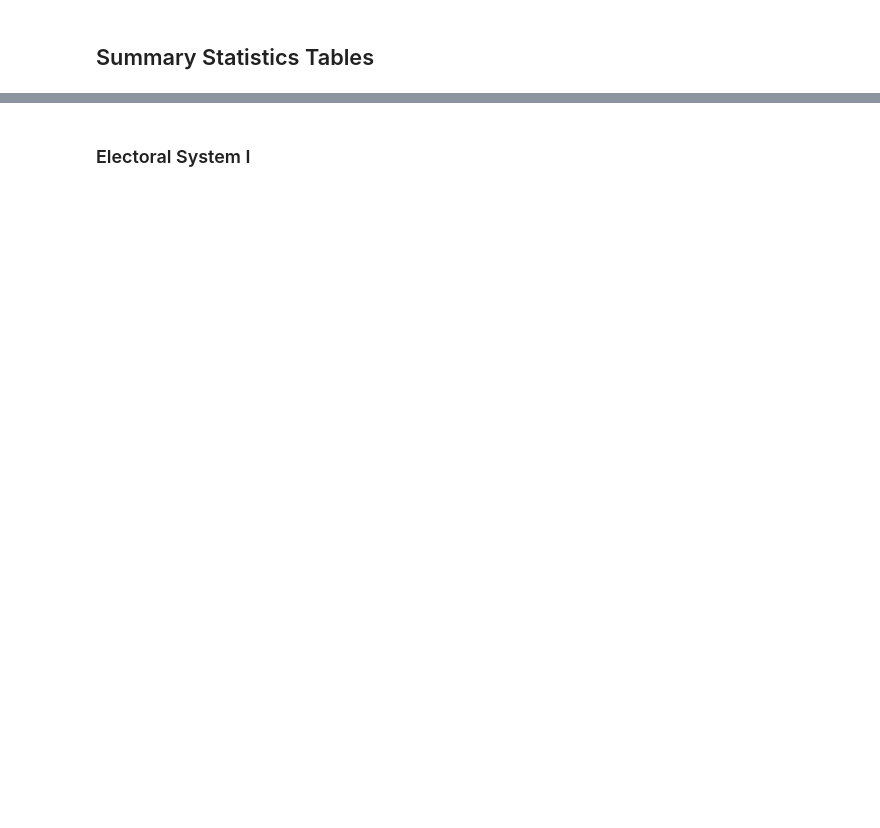
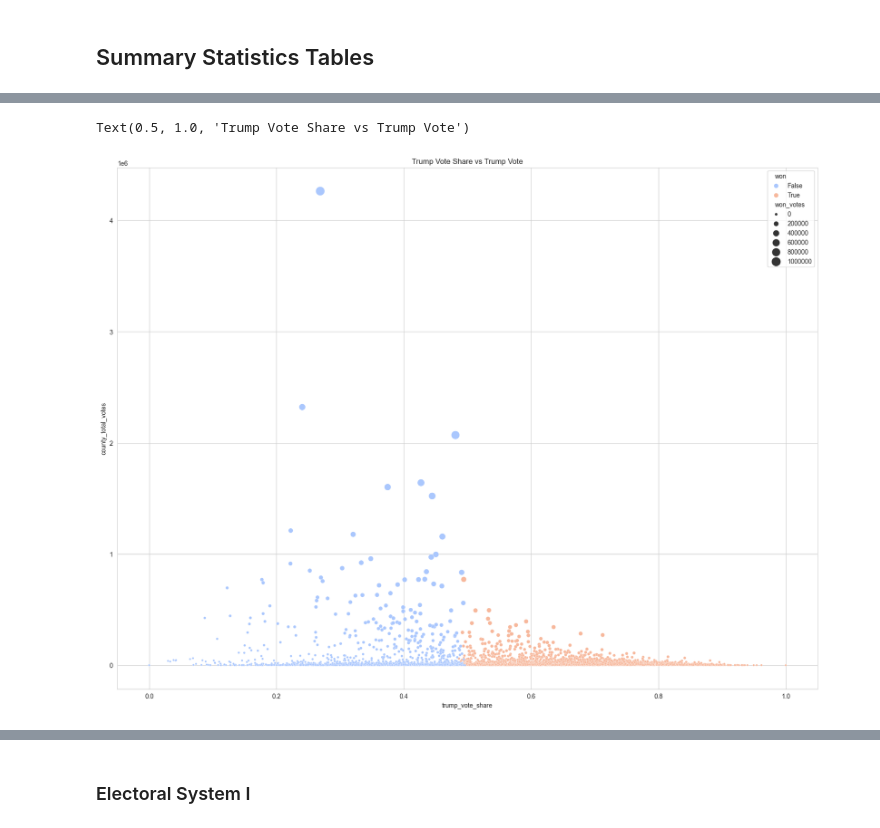
Before and after one commit to AllysonCui/ECO225, a Jupyter notebook: Code/Project 1/Project_1.ipynb, the cells around one changed output, grey strips where cells are left out. Cells and saved outputs as stored; diff of their text form; code cells hidden in the pictures; blank space fills up the shorter version.

```diff
--- a/Code/Project 1/Project_1.ipynb
+++ b/Code/Project 1/Project_1.ipynb
@@ -322,0 +360,12 @@ As from the data, the number and the size of counties within a state varies enor
+# %%
+df_county_plot = df_county_won.copy()
+df_county_plot.rename(columns={'share of votes in the winning counties': 'trump_vote_share'}, inplace = True)
+df_county_plot1 = df_county_lost.copy()
+df_county_plot1.rename(columns={'share of votes in the losing counties': 'trump_vote_share'}, inplace = True)
+df_county_plot = pd.concat([df_county_plot, df_county_plot1])
+plt.figure(figsize = (20,15))
+sns.scatterplot(data = df_county_plot, x = "trump_vote_share", y = 'county_total_votes', hue = "won", size = "won_votes", palette = "coolwarm", sizes=(10,200))
+plt.title("Trump Vote Share vs Trump Vote")
+# %% [output]
+Text(0.5, 1.0, 'Trump Vote Share vs Trump Vote')
+[figure, added]
```
Also changed, not shown: parts of 65 cells of this notebook, 1 other file.
